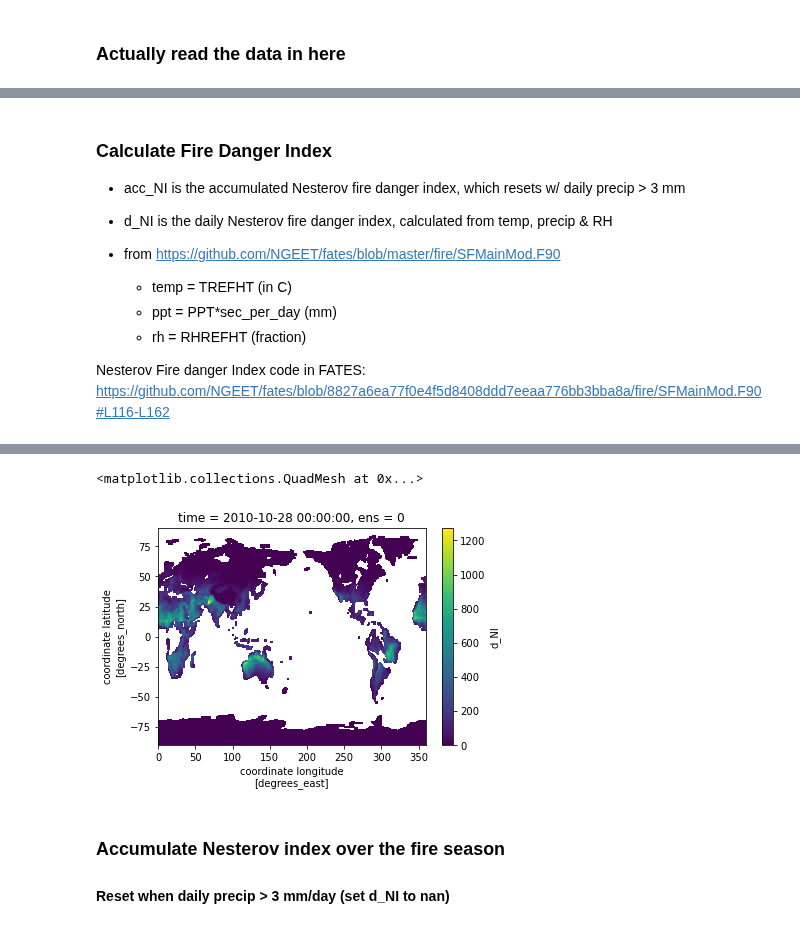
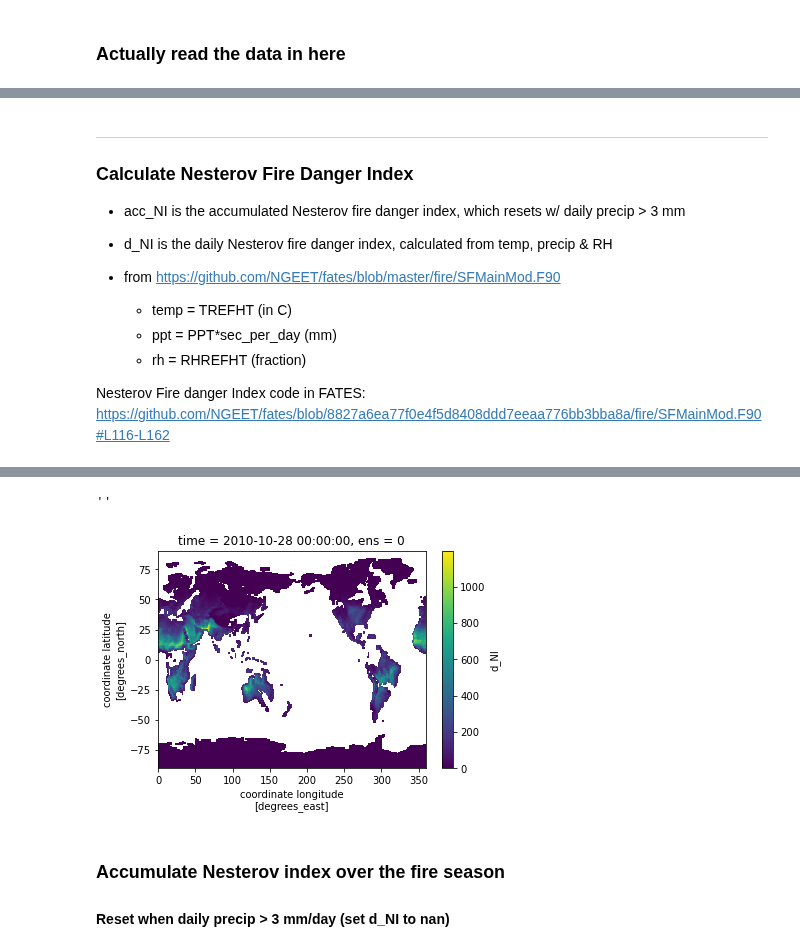
Before and after one commit to wwieder/cesm-lens, a Jupyter notebook: notebooks/lens2_FireRisk.ipynb, the cells around one changed output, grey strips where cells are left out. Cells and saved outputs as stored; diff of their text form; code cells hidden in the pictures.

Commit message:
updated notebooks, notably FireRisk

```diff
--- a/notebooks/lens2_FireRisk.ipynb
+++ b/notebooks/lens2_FireRisk.ipynb
@@ -186,7 +192,7 @@ ds = get_daily(model,lnd_vars,fyHIST, component,nens)
 dsSSP = get_daily(model,lnd_vars,fySSP, component,nens)
 #print(ds)
 
-atm_vars = ['TREFHT','RHREFHT']
+atm_vars = ['TREFHT','RHREFHT','WSPDSRFAV','TREFHTMX'] #
 component = 'atm'
 ds_atm = get_daily(model,atm_vars,fyHIST, component,nens)
 ds_atmSSP = get_daily(model,atm_vars,fySSP, component,nens)
@@ -199,13 +205,12 @@ Wall time: 7.88 s
 #force coordinate variables to match
 ds_atm['lat'] = ds['lat']
 ds_atm['lon'] = ds['lon']
-ds[atm_vars[0]] = ds_atm[atm_vars[0]]
-ds[atm_vars[1]] = ds_atm[atm_vars[1]]
-
 ds_atmSSP['lat'] = dsSSP['lat']
 ds_atmSSP['lon'] = dsSSP['lon']
-dsSSP[atm_vars[0]] = ds_atmSSP[atm_vars[0]]
-dsSSP[atm_vars[1]] = ds_atmSSP[atm_vars[1]]
+
+for i in range(len(atm_vars)):
+    ds[atm_vars[i]] = ds_atm[atm_vars[i]]
+    dsSSP[atm_vars[i]] = ds_atmSSP[atm_vars[i]]
 
 ds[atm_vars[0]].isel(ens=0,time=0).plot();
 # %% [output]
@@ -217,15 +222,16 @@ dsSSP[atm_vars[0]].isel(ens=0,time=0).plot();
 # %%
 # sum rain + snow for precip.
-ds['PPT'] = ds['RAIN']+ds['SNOW']
-ds.PPT.attrs['units'] = ds.RAIN.attrs['units']
+s2d = 3600 * 24  # convert from sec to day
+ds['PPT'] = (ds['RAIN']+ds['SNOW'])*s2d
+ds.PPT.attrs['units'] = 'mm/d'
 ds.PPT.attrs['long_name'] = 'Total Precip.'
 
-dsSSP['PPT'] = dsSSP['RAIN']+dsSSP['SNOW']
-dsSSP.PPT.attrs['units'] = dsSSP.RAIN.attrs['units']
+dsSSP['PPT'] = (dsSSP['RAIN']+dsSSP['SNOW'])*s2d
+dsSSP.PPT.attrs['units'] = 'mm/d'
 dsSSP.PPT.attrs['long_name'] = 'Total Precip.'
 
 # mask out oceans for temp and RH
 ds = ds.where(ds['PPT'].max(['time','ens'])> 0.)
 dsSSP = dsSSP.where(dsSSP['PPT'].max(['time','ens'])> 0.)
-ds['RHREFHT'].isel(time=0,ens=0).plot();
+ds['RHREFHT'].isel(time=0,ens=0).plot(robust=True);
 # %% [output]
@@ -241,5 +239,6 @@ plat, plon = 48,280  #-25, 150
 # %% [markdown]
-### Calculate Fire Danger Index
+--------------
+### Calculate Nesterov Fire Danger Index
 - acc_NI is the accumulated Nesterov fire danger index, which resets w/ daily precip > 3 mm
 - d_NI is the daily Nesterov fire danger index, calculated from temp, precip & RH
 - from https://github.com/NGEET/fates/blob/master/fire/SFMainMod.F90
@@ -256,12 +255,19 @@ fdi_a = 17.62
 fdi_b = 243.12
 
 ds['temp'] = ds['TREFHT'] - 273.15 #convert to degC
+ds['tmax'] = ds['TREFHTMX'] - 273.15 #convert to degC
 ds['rh'] = ds['RHREFHT']/100 # convert to fraction
 ds['rh'] = ds['rh'].where(ds.rh<1,1) # set max rh=1
+ds['wind'] = ds['WSPDSRFAV']*3600*1e-3 #convert m/s to km/h
+ds['wind'].attrs['units'] = 'km/h'
 
 dsSSP['temp'] = dsSSP['TREFHT'] - 273.15 #convert to degC
+dsSSP['tmax'] = dsSSP['TREFHTMX'] - 273.15 #convert to degC
 dsSSP['rh'] = dsSSP['RHREFHT']/100 # convert to fraction
 dsSSP['rh'] = dsSSP['rh'].where(dsSSP.rh<1,1) # set max rh=1
+dsSSP['wind'] = dsSSP['WSPDSRFAV']*3600*1e-3 #convert m/s to km/h
+dsSSP['wind'].attrs['units'] = 'km/h'
+
 # mask out missing values (again)
 ds = ds.where(ds['PPT'].max(['time','ens'])> 0.)
 dsSSP = dsSSP.where(dsSSP['PPT'].max(['time','ens'])> 0.)
@@ -281,12 +287,12 @@ ds['d_NI'] = ((ds.temp-dewpoint)* ds.temp)#.compute(skipna=True)
 dsSSP['d_NI'] = ((dsSSP.temp-dewpointSSP)* dsSSP.temp)
 
 # don't allow negative values
-s2d = 3600*24
 ds['d_NI'] = ds['d_NI'].where(ds['d_NI']>0,0)
 dsSSP['d_NI'] = dsSSP['d_NI'].where(dsSSP['d_NI']>0,0)
 
 # Reset when daily precip > 3 mm/day
-ds['d_NI'] = ds['d_NI'].where((ds.PPT*s2d)<3,np.nan)
-dsSSP['d_NI'] = dsSSP['d_NI'].where((dsSSP.PPT*s2d)<3,np.nan)
-ds['d_NI'].isel(ens=0,time=300).plot();
+ds['d_NI'] = ds['d_NI'].where(ds.PPT<3,np.nan)#.compute(skipna=True)
+dsSSP['d_NI'] = dsSSP['d_NI'].where(dsSSP.PPT<3,np.nan)#.compute(skipna=True)
+ds['d_NI'].isel(ens=0,time=300).plot()
+;
 # %% [output]
@@ -295,5 +301,5 @@ Wall time: 4.44 s
-<matplotlib.collections.QuadMesh at 0x...>
+''
-[figure, old version]
+[figure, new version]
 # %% [markdown]
 ### Accumulate Nesterov index over the fire season
 ####  Reset when daily precip > 3 mm/day (set d_NI to nan)
```
Also changed, not shown: parts of 36 cells of this notebook, 3 other files.
